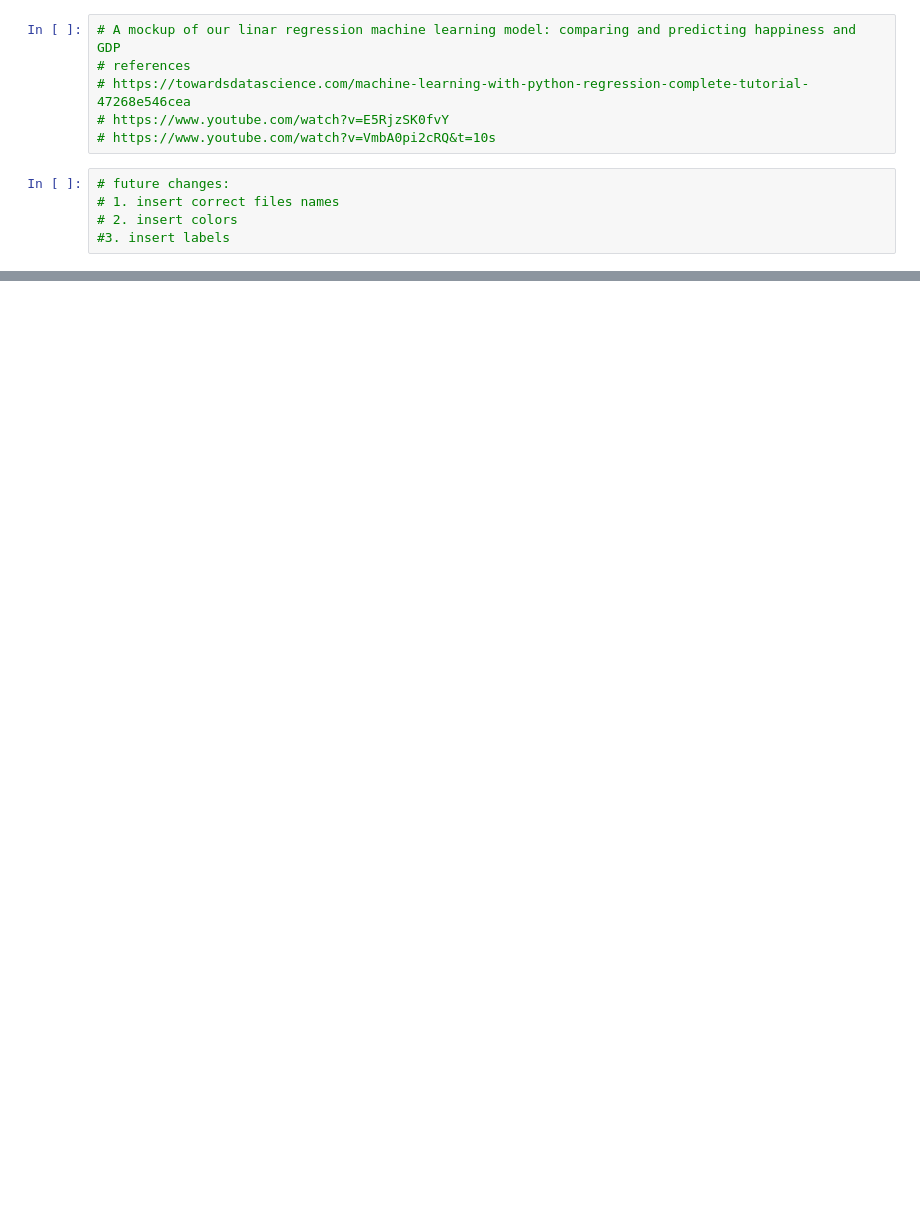
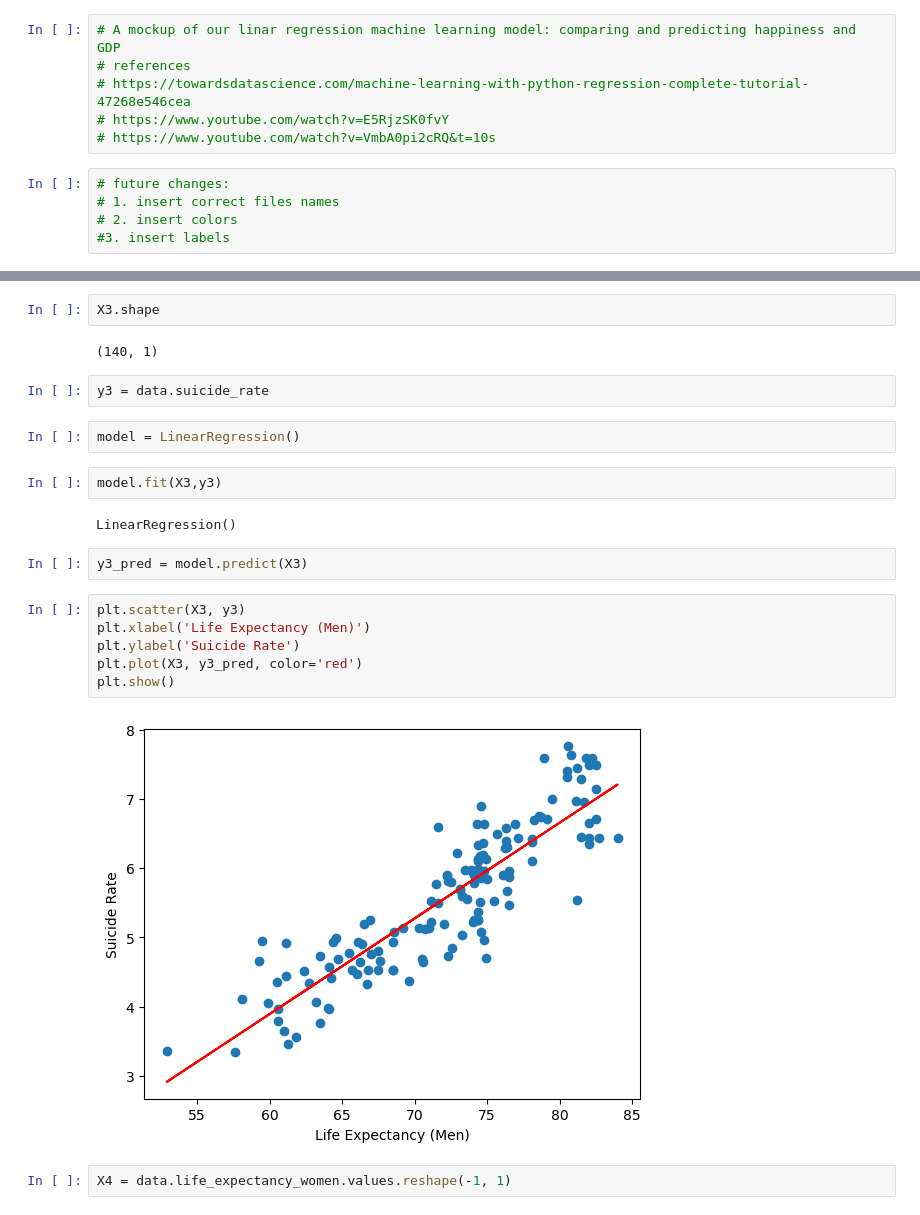
Before and after one commit to arvizr/HappinessVsLifeExpectancy, a Jupyter notebook: ML Mock Up 1.ipynb, the cells around one changed output, grey strips where cells are left out. Drawn from its saved outputs; the diff is of its cells as text; blank space fills up the shorter version.

```diff
--- a/ML Mock Up 1.ipynb
+++ b/ML Mock Up 1.ipynb
@@ -122,0 +202,24 @@ print(r2_score)
+# %%
+X3.shape
+# %% [output]
+(140, 1)
+# %%
+y3 = data.suicide_rate
+# %%
+model = LinearRegression()
+# %%
+model.fit(X3,y3)
+# %% [output]
+LinearRegression()
+# %%
+y3_pred = model.predict(X3)
+# %%
+plt.scatter(X3, y3)
+plt.xlabel('Life Expectancy (Men)')
+plt.ylabel('Suicide Rate')
+plt.plot(X3, y3_pred, color='red')
+plt.show()
+# %% [output]
+[figure, added]
+# %%
+X4 = data.life_expectancy_women.values.reshape(-1, 1)
```
Also changed, not shown: parts of 31 cells of this notebook, 1 other file.
